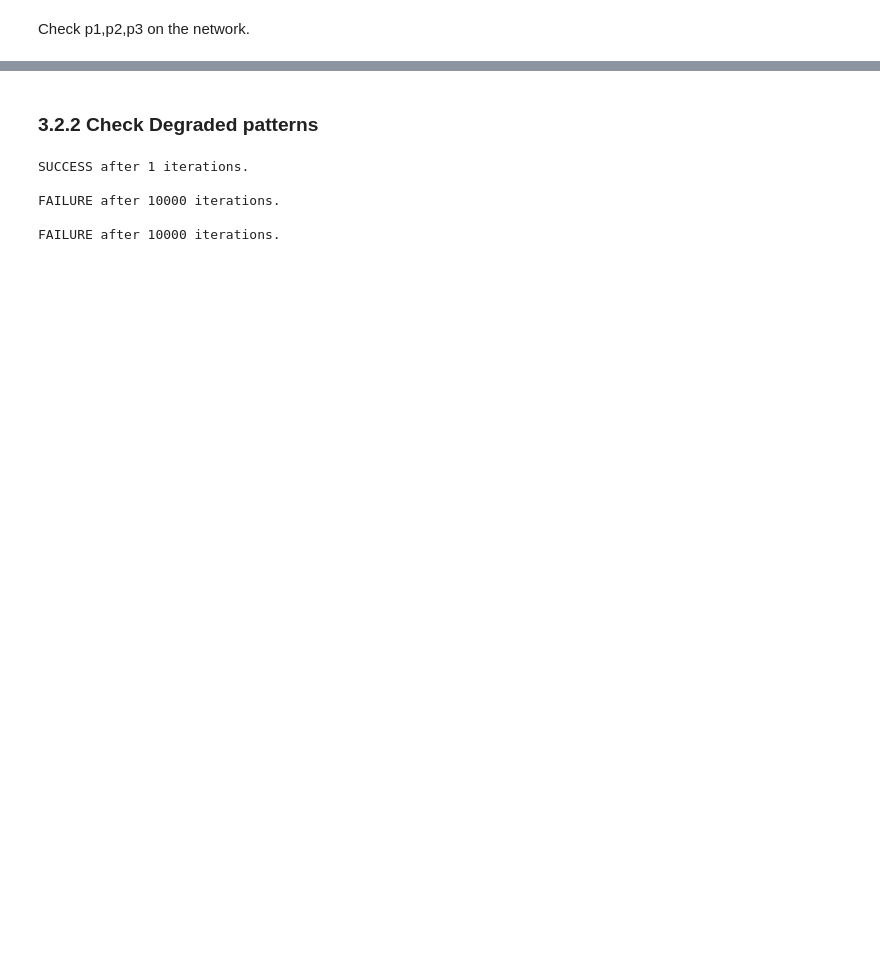
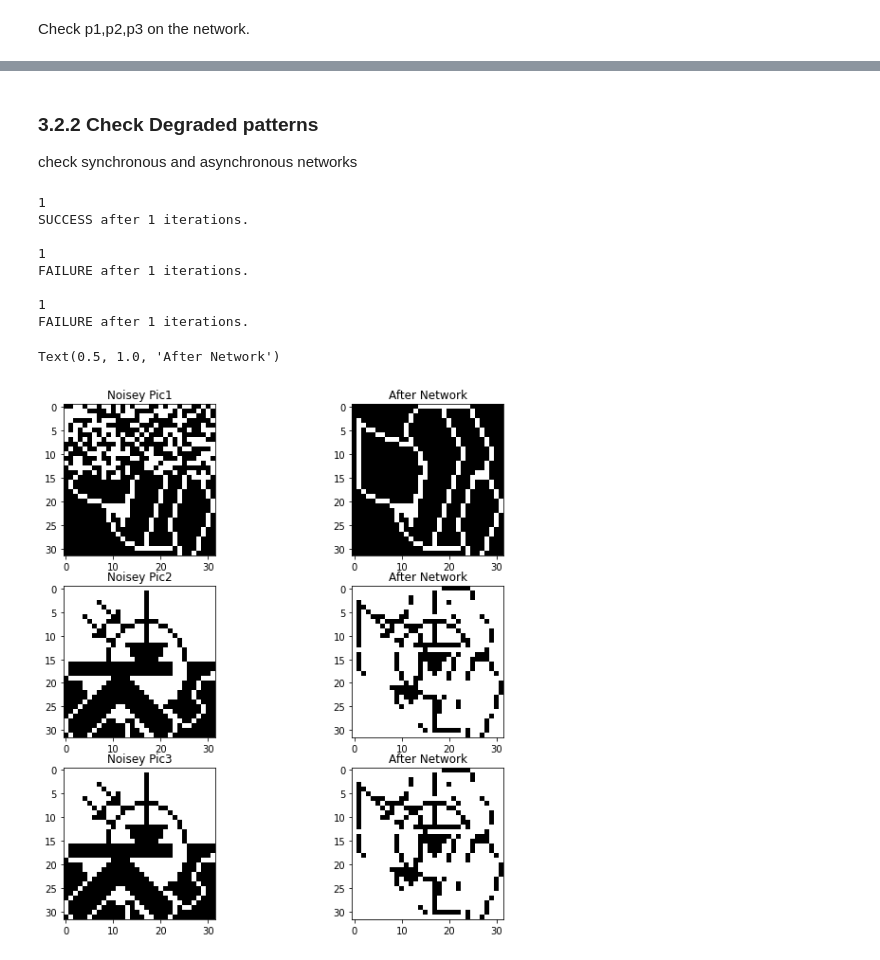
Before and after one commit to NiravSurajlal/KTH-Work, a Jupyter notebook: DD2437HT201 (ANN)/Assignment3/Assignment3_mine.ipynb, the cells around one changed output, grey strips where cells are left out. Drawn from its saved outputs; the diff is of its cells as text; code cells hidden in the pictures; blank space fills up the shorter version.

```diff
--- a/DD2437HT201 (ANN)/Assignment3/Assignment3_mine.ipynb
+++ b/DD2437HT201 (ANN)/Assignment3/Assignment3_mine.ipynb
@@ -223,12 +302,42 @@ Text(0.5, 1.0, 'Pattern 1')
 # %% [markdown]
 ### 3.2.2 Check Degraded patterns
+check synchronous and asynchronous networks
 # %%
-pic1_degraded = recall_image_test(p10, p1, hopfield_network_pics, synchronous=True, max_iterations = 100)
-pic2_degraded = recall_image_test(p11, p2, hopfield_network_pics, synchronous=True, max_iterations = 10000)
-pic3_degraded = recall_image_test(p11, p3, hopfield_network_pics, synchronous=True, max_iterations = 10000)
+pic1_degraded = recall_image_test(p10, p1, hopfield_network_pics, asynchronous=False, max_iterations = 1)
+pic2_degraded = recall_image_test(p11, p2, hopfield_network_pics, asynchronous=False, max_iterations = 1)
+pic3_degraded = recall_image_test(p11, p3, hopfield_network_pics, asynchronous=False, max_iterations = 1)
 # %% [output]
+1
 SUCCESS after 1 iterations.
 
-FAILURE after 10000 iterations.
+1
+FAILURE after 1 iterations.
 
-FAILURE after 10000 iterations.
+1
+FAILURE after 1 iterations.
+# %%
+fig = plt.figure(figsize=(10,10))
+
+fig.add_subplot(321)
+plt.imshow(p10.reshape(32, 32), cmap='gray')
+plt.title("Noisey Pic1")
+fig.add_subplot(322)
+plt.imshow(pic1_degraded.reshape(32, 32), cmap='gray')
+plt.title("After Network")
+
+fig.add_subplot(323)
+plt.imshow(p11.reshape(32, 32), cmap='gray')
+plt.title("Noisey Pic2")
+fig.add_subplot(324)
+plt.imshow(pic2_degraded.reshape(32, 32), cmap='gray')
+plt.title("After Network")
+
+fig.add_subplot(325)
+plt.imshow(p11.reshape(32, 32), cmap='gray')
+plt.title("Noisey Pic3")
+fig.add_subplot(326)
+plt.imshow(pic3_degraded.reshape(32, 32), cmap='gray')
+plt.title("After Network")
+# %% [output]
+Text(0.5, 1.0, 'After Network')
+[figure, added]
```
Also changed, not shown: parts of 38 cells of this notebook.
